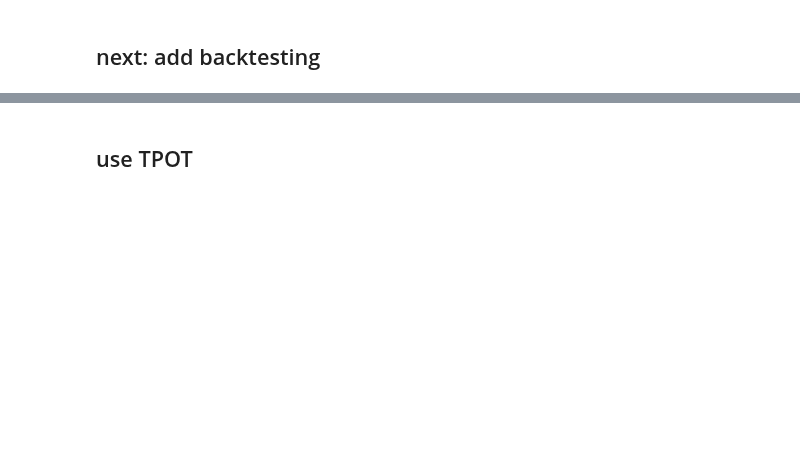
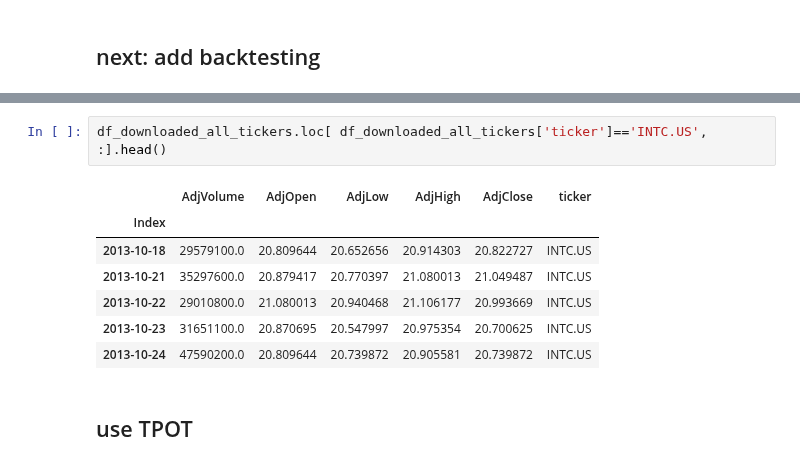
Before and after one commit to Lindstaedt/Stock-recommendation-with-ML, a Jupyter notebook: notebooks/03.0-fl-model-training-sklearn.ipynb, the cells around one changed output, grey strips where cells are left out. Saved outputs shown, nothing was run; the diff lists cells and outputs as text; blank space fills up the shorter version.

```diff
--- a/notebooks/03.0-fl-model-training-sklearn.ipynb
+++ b/notebooks/03.0-fl-model-training-sklearn.ipynb
@@ -260,2 +306,12 @@ NameError: name 'tqdm_notebook' is not defined
+# %%
+df_downloaded_all_tickers.loc[ df_downloaded_all_tickers['ticker']=='INTC.US', :].head()
+# %% [output]
+|  | AdjVolume | AdjOpen | AdjLow | AdjHigh | AdjClose | ticker |
+| Index |  |  |  |  |  |  |
+| 2013-10-18 | 29579100.0 | 20.809644 | 20.652656 | 20.914303 | 20.822727 | INTC.US |
+| 2013-10-21 | 35297600.0 | 20.879417 | 20.770397 | 21.080013 | 21.049487 | INTC.US |
+| 2013-10-22 | 29010800.0 | 21.080013 | 20.940468 | 21.106177 | 20.993669 | INTC.US |
+| 2013-10-23 | 31651100.0 | 20.870695 | 20.547997 | 20.975354 | 20.700625 | INTC.US |
+| 2013-10-24 | 47590200.0 | 20.809644 | 20.739872 | 20.905581 | 20.739872 | INTC.US |
 # %% [markdown]
 ## use TPOT
```
Also changed, not shown: parts of 19 cells of this notebook.
